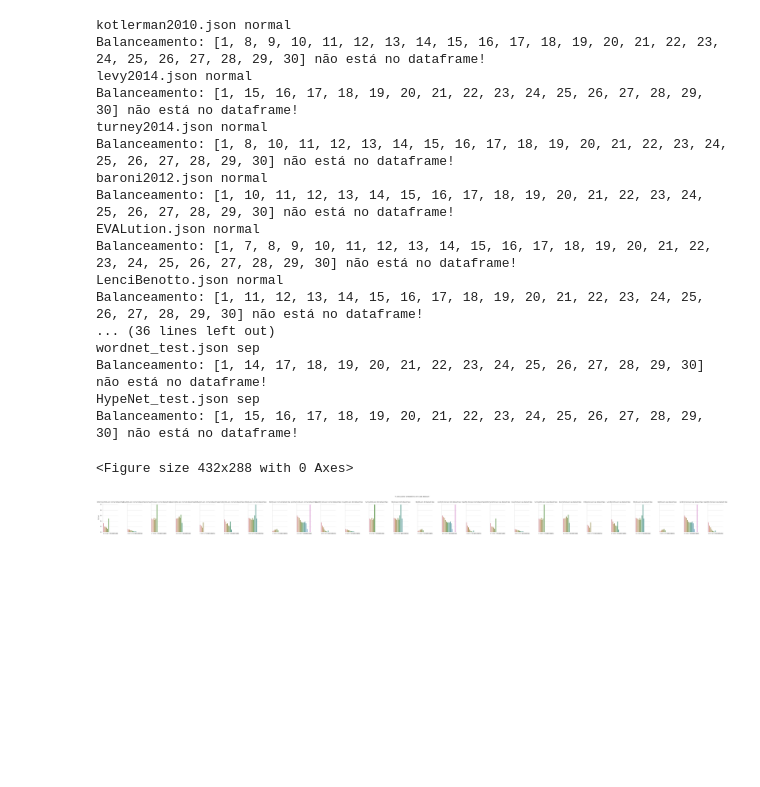
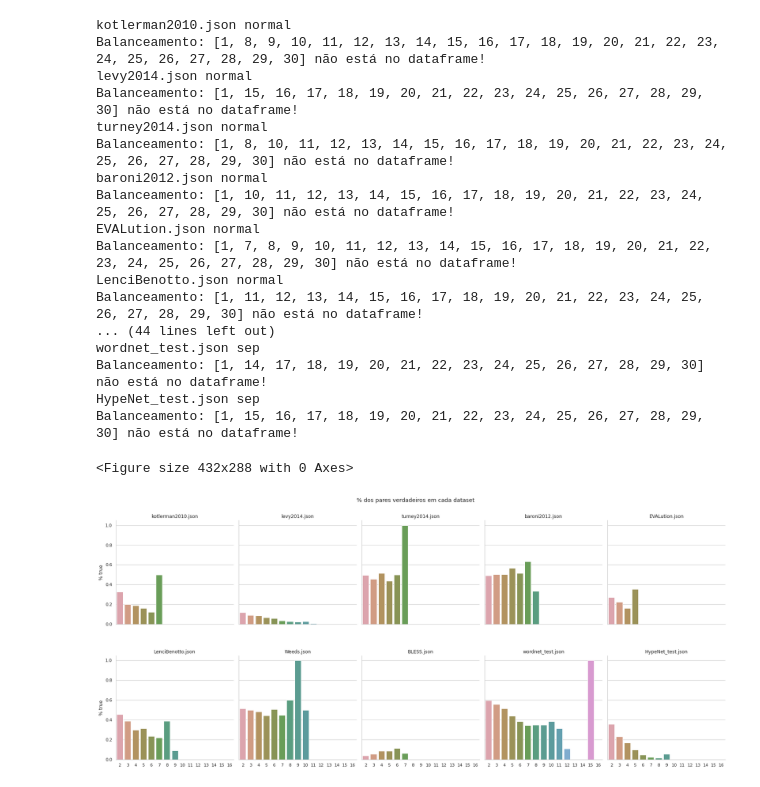
Before and after one commit to eraldoluis/hyper_bert, a Jupyter notebook: nb/english/datasets_dot_sep_normal.ipynb, the cells around one changed output. Cells and saved outputs as stored; diff of their text form; code cells hidden in the pictures; blank space fills up the shorter version.

```diff
--- a/nb/english/datasets_dot_sep_normal.ipynb
+++ b/nb/english/datasets_dot_sep_normal.ipynb
@@ -83,7 +83,6 @@ for dataset_name in dfs.keys():
     df_ratios.append(df_ratio)
 df_ratios = pd.concat(df_ratios, ignore_index=True)
 
-dfs2 = {}
 for dataset_name, df in dfs.items():
     type_dataset = dataset_name.split()[-1]
     dfs[dataset_name] = nb_utils.logsumexp_normalization(df, len_list=len_total_unique, pattern_list=pattern_unique[type_dataset])
@@ -100,7 +99,7 @@ EVALution.json normal
 Balanceamento: [1, 7, 8, 9, 10, 11, 12, 13, 14, 15, 16, 17, 18, 19, 20, 21, 22, 23, 24, 25, 26, 27, 28, 29, 30] não está no dataframe!
 LenciBenotto.json normal
 Balanceamento: [1, 11, 12, 13, 14, 15, 16, 17, 18, 19, 20, 21, 22, 23, 24, 25, 26, 27, 28, 29, 30] não está no dataframe!
-... (36 lines left out)
+... (44 lines left out)
 wordnet_test.json sep
 Balanceamento: [1, 14, 17, 18, 19, 20, 21, 22, 23, 24, 25, 26, 27, 28, 29, 30] não está no dataframe!
 HypeNet_test.json sep
@@ -108,19 +107,19 @@ Balanceamento: [1, 15, 16, 17, 18, 19, 20, 21, 22, 23, 24, 25, 26, 27, 28, 29, 3
 <Figure size 432x288 with 0 Axes>
 # %%
 df_ratios['dataset_tipo'] = df_ratios['dataset'] + " " + df_ratios['tipo']
+df_plot_lensubtoken = df_ratios[df_ratios['tipo'] == 'normal']
 # % dos pares True por tamanho de subtoken
-g = sns.catplot(x="len_total", y="ratio", col="dataset_tipo",
-                data=df_ratios, saturation=.5,
-                kind="bar", ci=None, aspect=.6)
+g = sns.catplot(x="len_total", y="ratio", col="dataset", col_wrap=5,
+                data=df_plot_lensubtoken, saturation=.5,
+                kind="bar", ci=None, aspect=.9)
 (g.set_axis_labels("", "% true")
 #   .set_xticklabels(["Men", "Women", "Children"])
-  .set_titles("{col_name} dataset:tipo")
-  # .set(ylim=(0, 1))
+  .set_titles("{col_name}")
   .despine(left=False))
-plt.subplots_adjust(top=0.8)
+plt.subplots_adjust(top=0.9, hspace=0.3)
 _ = g.fig.suptitle('% dos pares verdadeiros em cada dataset')
 # %% [output]
-[figure, old version]
+[figure, new version]
 # %%
 # Quantidade de pares por tamanho de subtoken
 df_ratios['total'] = df_ratios['true'] + df_ratios['false']
```
Also changed, not shown: parts of 5 cells of this notebook, 1 other file.
